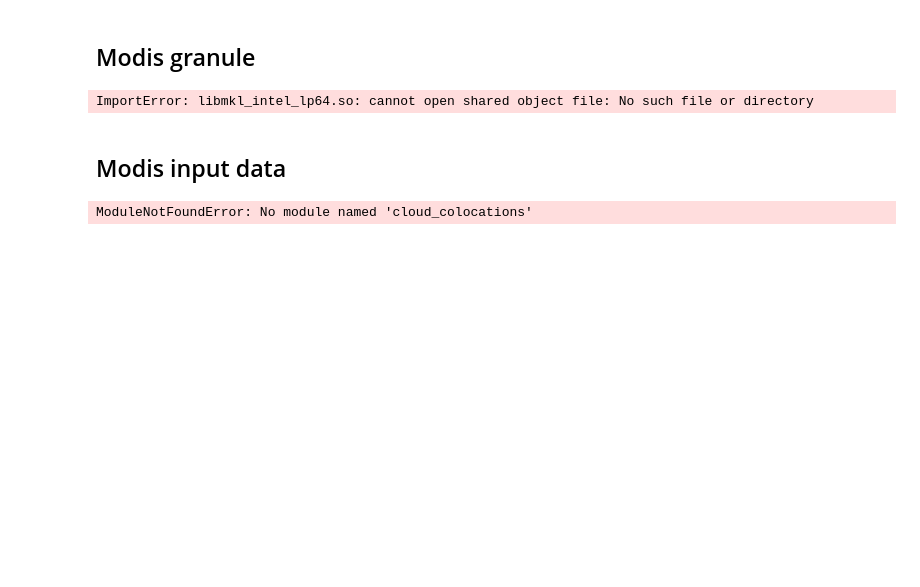
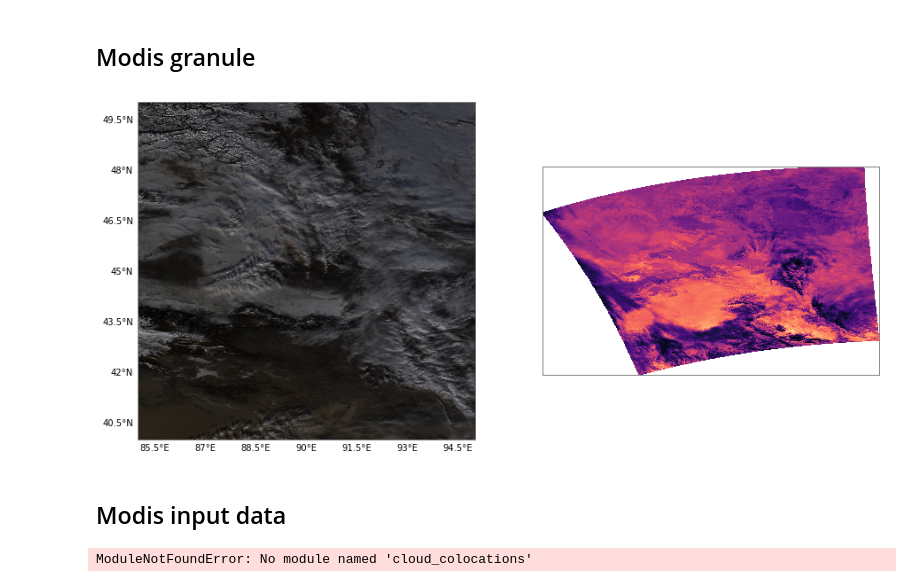
Before and after one commit to Arcane561/cloud_colocations, a Jupyter notebook: notebooks/plot_collocations.ipynb, the cells around one changed output. Cells and saved outputs as stored; diff of their text form; code cells hidden in the pictures; blank space fills up the shorter version.

```diff
--- a/notebooks/plot_collocations.ipynb
+++ b/notebooks/plot_collocations.ipynb
@@ -23,21 +23,21 @@ lat_lims = [40, 50]
 # %%
 from cloud_colocations.plots   import plot_modis_granule_composite, plot_scalar_field
 from matplotlib.gridspec import GridSpec
 f = plt.figure(figsize = (15, 8))
 gs = GridSpec(1, 2)
 
 ax, _ = plot_modis_granule_composite(modis_granule, modis_geo_granule, grid_spec = gs[0])
 ax.set_xlim(lon_lims)
 ax.set_ylim(lat_lims)
 
 lats = modis_geo_granule.lats
 lons = modis_geo_granule.lons
 x    = modis_granule.data[30, :, :]
 ax, _ = plot_scalar_field(x, lats, lons, grid_spec = gs[1])
-ax.set_xlim(lon_lims)
-ax.set_ylim(lat_lims)
+#ax.set_xlim(lon_lims)
+#ax.set_ylim(lat_lims)
 # %% [output]
-ImportError: libmkl_intel_lp64.so: cannot open shared object file: No such file or directory
+[figure, added]
 # %% [markdown]
 ## Modis input data
 # %%
```
Also changed, not shown: 4 other files.
